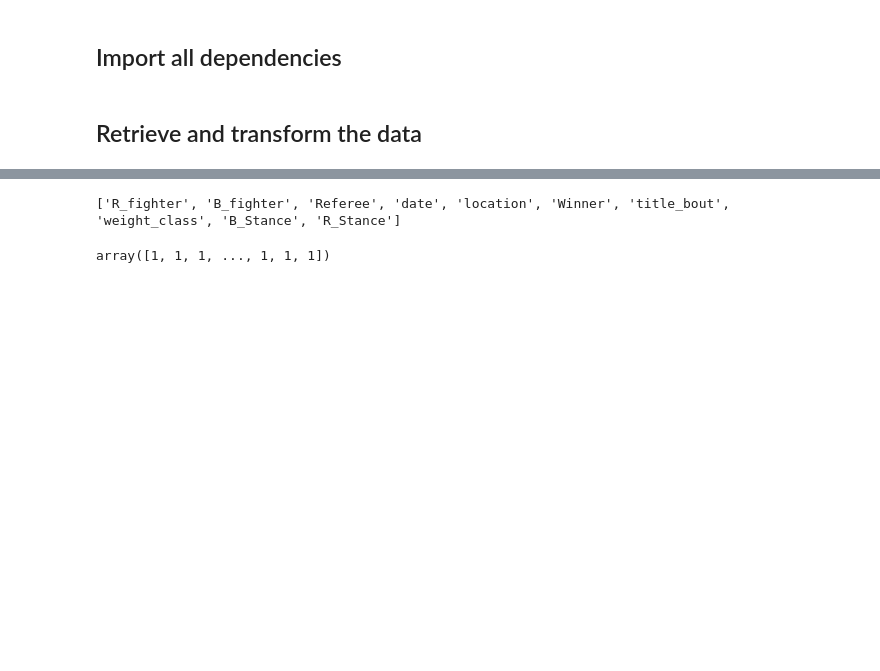
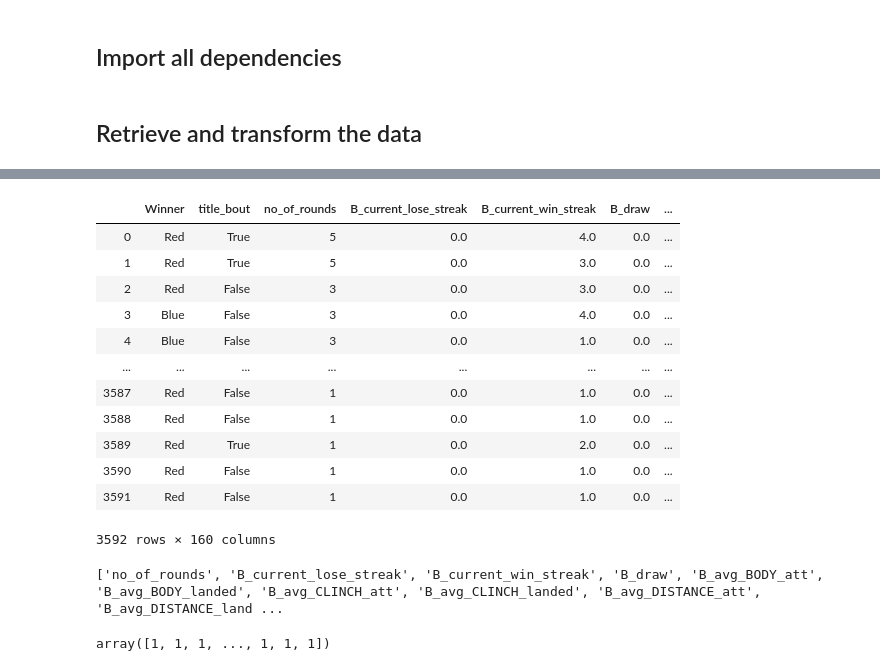
Before and after one commit to JamesPeralta/UFC-Fight-Predictor, a Jupyter notebook: models/DNN_Predict_Winner.ipynb, the cells around one changed output, grey strips where cells are left out. Saved outputs shown, nothing was run; the diff lists cells and outputs as text; code cells hidden in the pictures; blank space fills up the shorter version.

```diff
--- a/models/DNN_Predict_Winner.ipynb
+++ b/models/DNN_Predict_Winner.ipynb
@@ -18,7 +34,21 @@ ufc_data = pd.read_csv(ufc_data_location)
 # %%
 # Dropping all rows that have a draw
 ufc_data = ufc_data[ufc_data.Winner != "Draw"].reset_index(drop=True)
-#ufc_data
+ufc_data
+# %% [output]
+|  | Winner | title_bout | no_of_rounds | B_current_lose_streak | B_current_win_streak | B_draw | ... |
+| 0 | Red | True | 5 | 0.0 | 4.0 | 0.0 | ... |
+| 1 | Red | True | 5 | 0.0 | 3.0 | 0.0 | ... |
+| 2 | Red | False | 3 | 0.0 | 3.0 | 0.0 | ... |
+| 3 | Blue | False | 3 | 0.0 | 4.0 | 0.0 | ... |
+| 4 | Blue | False | 3 | 0.0 | 1.0 | 0.0 | ... |
+| ... | ... | ... | ... | ... | ... | ... | ... |
+| 3587 | Red | False | 1 | 0.0 | 1.0 | 0.0 | ... |
+| 3588 | Red | False | 1 | 0.0 | 1.0 | 0.0 | ... |
+| 3589 | Red | True | 1 | 0.0 | 2.0 | 0.0 | ... |
+| 3590 | Red | False | 1 | 0.0 | 1.0 | 0.0 | ... |
+| 3591 | Red | False | 1 | 0.0 | 1.0 | 0.0 | ... |
+3592 rows × 160 columns
 # %%
 """
 In this version of the DNN I am just training using the numerical
@@ -32,9 +62,9 @@ for col, col_type in zip(ufc_data.dtypes.keys(), ufc_data.dtypes):
     else:
         categorical_cols.append(col)
 
-print(categorical_cols)
+print(numerical_cols)
 # %% [output]
-['R_fighter', 'B_fighter', 'Referee', 'date', 'location', 'Winner', 'title_bout', 'weight_class', 'B_Stance', 'R_Stance']
+['no_of_rounds', 'B_current_lose_streak', 'B_current_win_streak', 'B_draw', 'B_avg_BODY_att', 'B_avg_BODY_landed', 'B_avg_CLINCH_att', 'B_avg_CLINCH_landed', 'B_avg_DISTANCE_att', 'B_avg_DISTANCE_land ...
 # %%
 # Create the features and labels column
 labels = ufc_data["Winner"]
```
Also changed, not shown: parts of 20 cells of this notebook, 1 other file.
